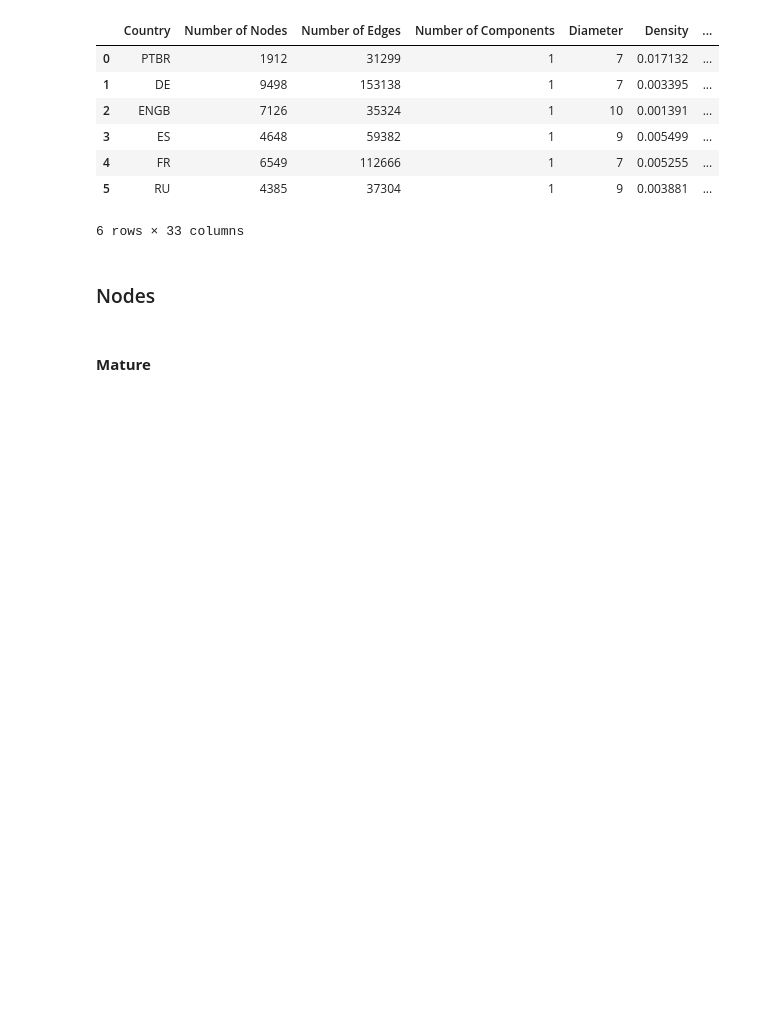
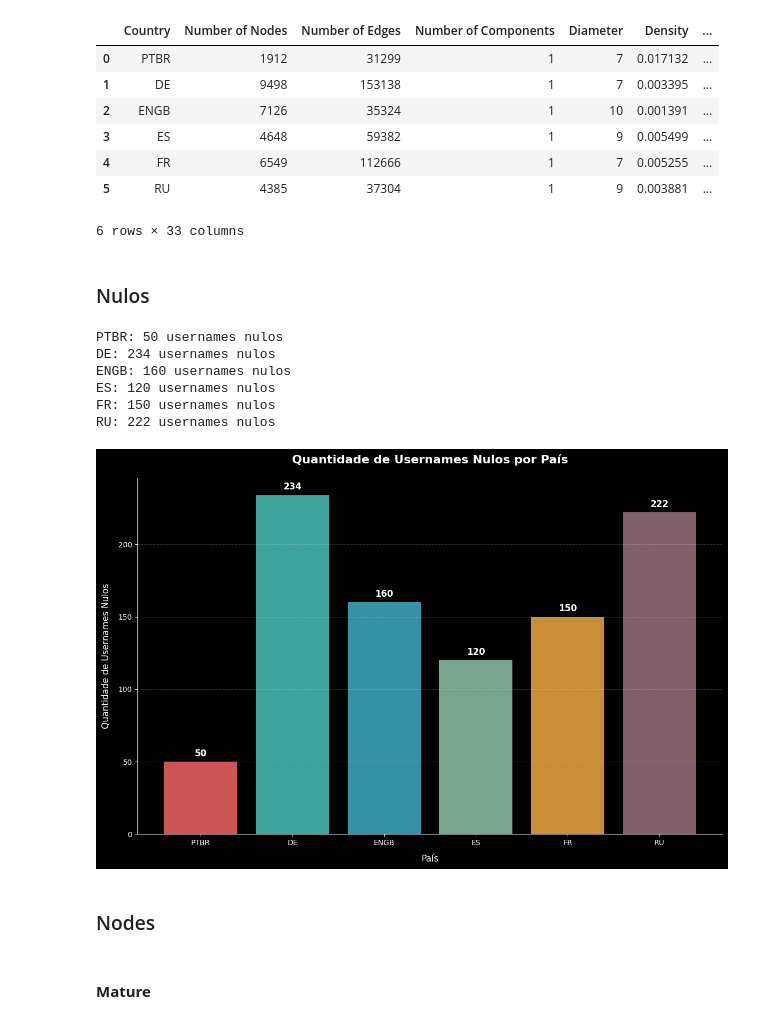
Before and after one commit to Vullkano/ARA, a Jupyter notebook: Projeto/Twitch/notebooks/1.SeeAllRegion.ipynb, the cells around one changed output. Cells and saved outputs as stored; diff of their text form; code cells hidden in the pictures; blank space fills up the shorter version.

```diff
--- a/Projeto/Twitch/notebooks/1.SeeAllRegion.ipynb
+++ b/Projeto/Twitch/notebooks/1.SeeAllRegion.ipynb
@@ -83,6 +83,18 @@ df
 | 4 | FR | 6549 | 112666 | 1 | 7 | 0.005255 | ... |
 | 5 | RU | 4385 | 37304 | 1 | 9 | 0.003881 | ... |
 6 rows × 33 columns
+# %% [markdown]
+### Nulos
+# %%
+null_usernames = TwitchGraphs.plot_null_usernames(countries, base_dir, output_dir)
+# %% [output]
+PTBR: 50 usernames nulos
+DE: 234 usernames nulos
+ENGB: 160 usernames nulos
+ES: 120 usernames nulos
+FR: 150 usernames nulos
+RU: 222 usernames nulos
+[figure, added]
 # %% [markdown]
 ### Nodes
 # %% [markdown]
```
Also changed, not shown: parts of 2 cells of this notebook, 59 other files.
